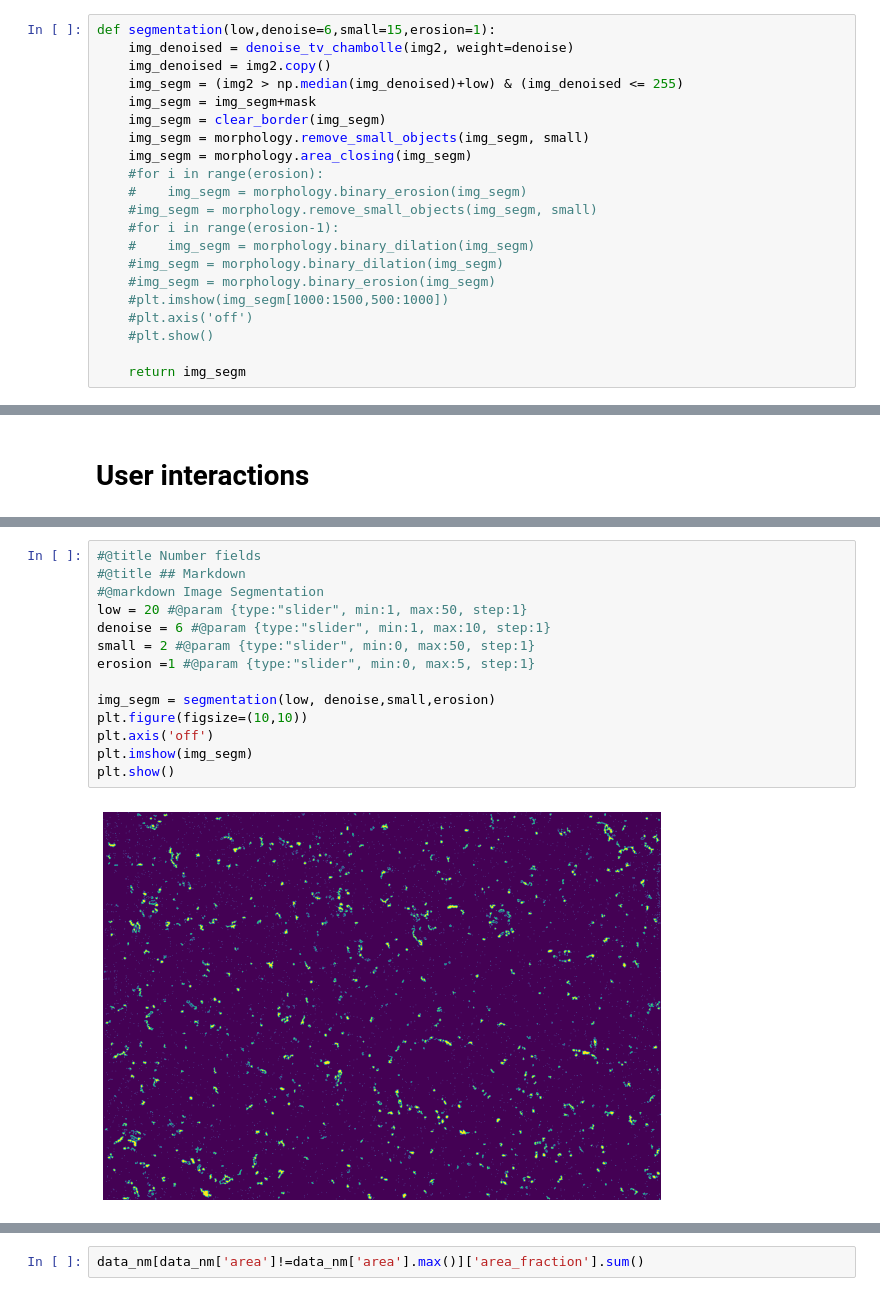
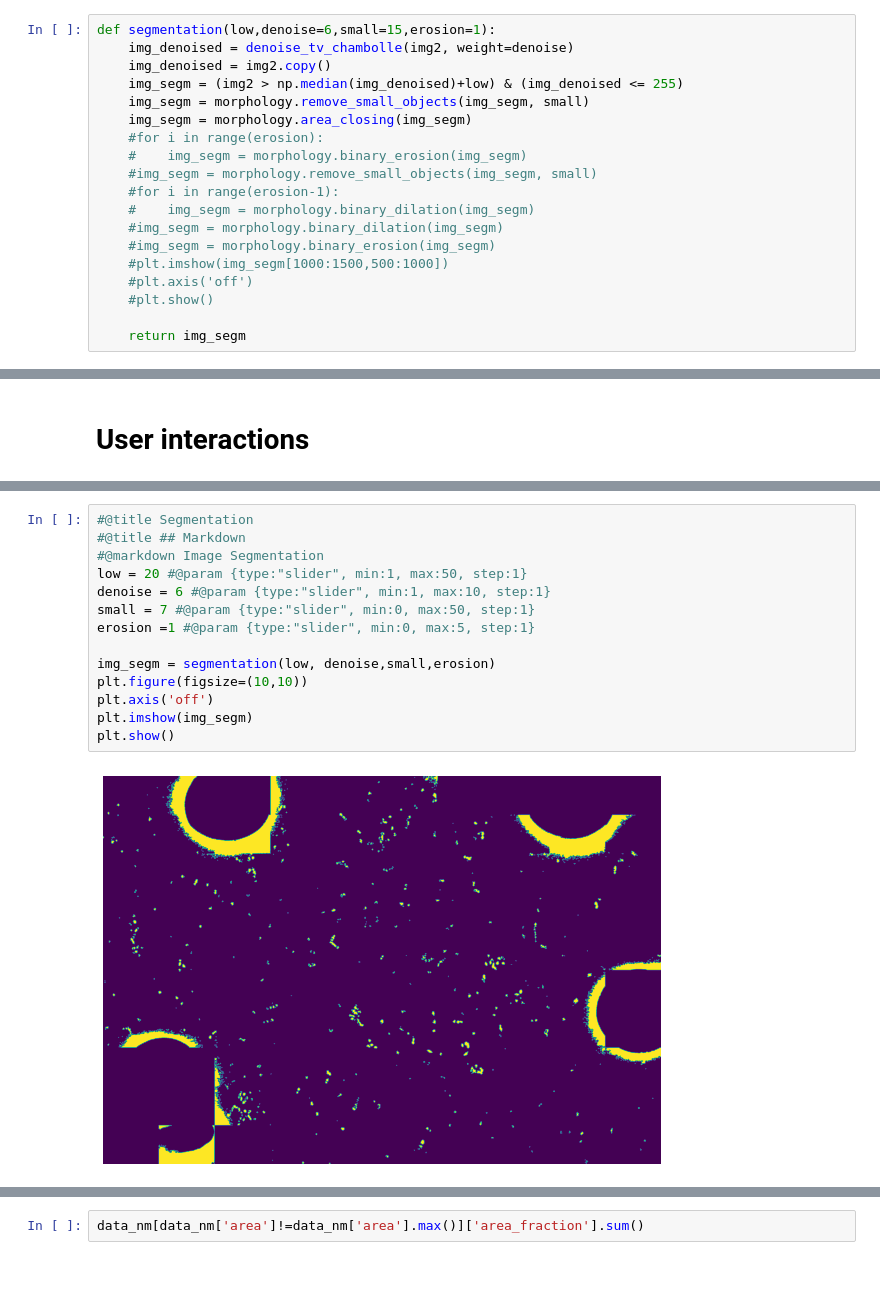
Before and after one commit to kozz84/Image-analysis, a Jupyter notebook: Image_analysis_4.ipynb, the cells around one changed output, grey strips where cells are left out. Saved outputs shown, nothing was run; the diff lists cells and outputs as text.

```diff
--- a/Image_analysis_4.ipynb
+++ b/Image_analysis_4.ipynb
@@ -209,8 +209,6 @@ def segmentation(low,denoise=6,small=15,erosion=1):
     img_denoised = denoise_tv_chambolle(img2, weight=denoise)
     img_denoised = img2.copy()
     img_segm = (img2 > np.median(img_denoised)+low) & (img_denoised <= 255)
-    img_segm = img_segm+mask
-    img_segm = clear_border(img_segm)
     img_segm = morphology.remove_small_objects(img_segm, small)
     img_segm = morphology.area_closing(img_segm)
     #for i in range(erosion):
@@ -316,16 +334,16 @@ Median intensity: 113.0
 # %%
-#@title Number fields
+#@title Segmentation
 #@title ## Markdown
 #@markdown Image Segmentation
 low = 20 #@param {type:"slider", min:1, max:50, step:1}
 denoise = 6 #@param {type:"slider", min:1, max:10, step:1}
-small = 2 #@param {type:"slider", min:0, max:50, step:1}
+small = 7 #@param {type:"slider", min:0, max:50, step:1}
 erosion =1 #@param {type:"slider", min:0, max:5, step:1}
 
 img_segm = segmentation(low, denoise,small,erosion)
 plt.figure(figsize=(10,10))
 plt.axis('off')
 plt.imshow(img_segm)
 plt.show()
 # %% [output]
-[figure, old version]
+[figure, new version]
```
Also changed, not shown: parts of 21 cells of this notebook.
